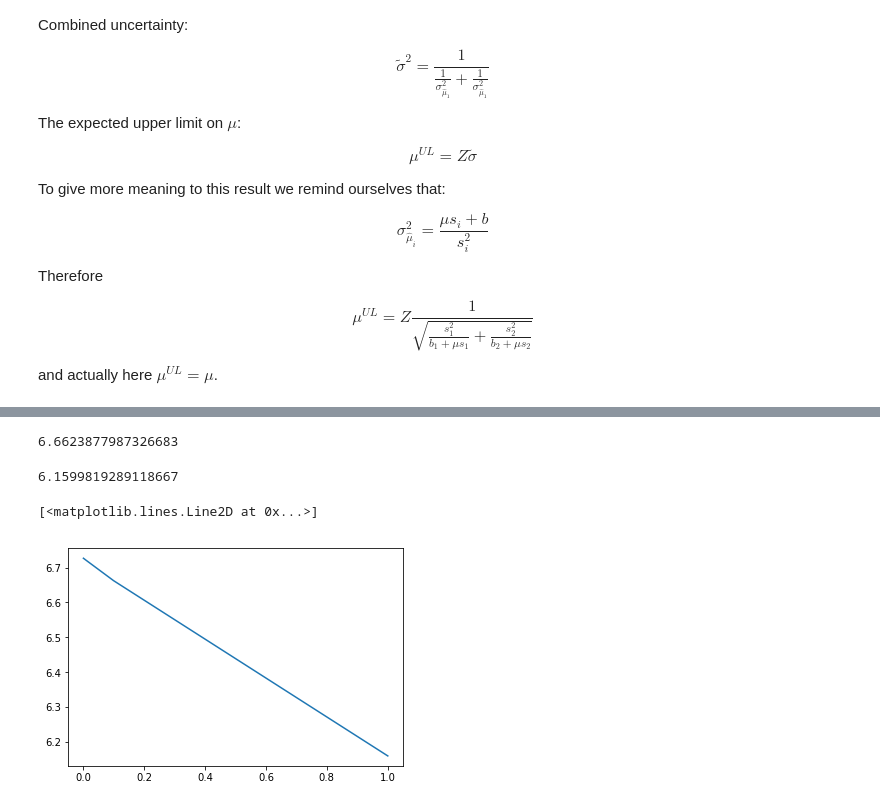
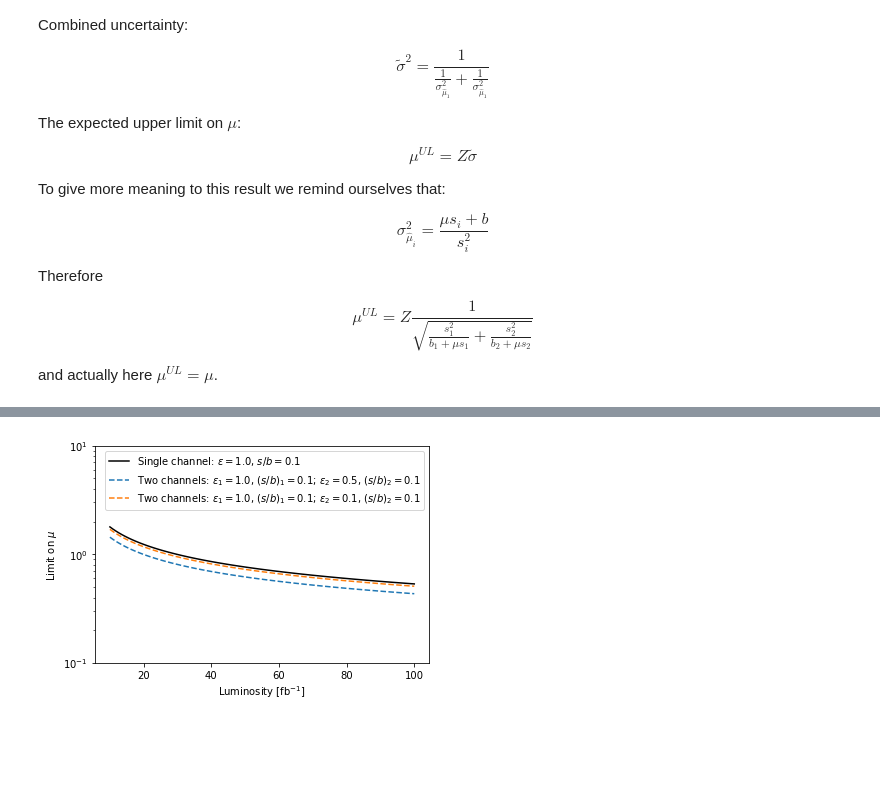
Before and after one commit to denglert/statistics-sandbox, a Jupyter notebook: Asimov_paper/Combining_channels.ipynb, the cells around one changed output, grey strips where cells are left out. Saved outputs shown, nothing was run; the diff lists cells and outputs as text; code cells hidden in the pictures; blank space fills up the shorter version.

Commit message:
Update notebook with a figure illustrating the scaling with luminosity.

```diff
--- a/Asimov_paper/Combining_channels.ipynb
+++ b/Asimov_paper/Combining_channels.ipynb
@@ -404,9 +419,9 @@ def mu_ul_eq(mu, s1, b1, s2, b2, CL=0.95):
 # %%
-def comb_mu_ul(s2b_1, s2b_2, eff1, eff2, lumi, CL=0.95 ):
+def calc_mu_ul_combined(s2b_1, s2b_2, eff1, eff2, lumi, CL=0.95 ):
     Z = get_significance_from_CL(CL)
     s1 = eff1 * lumi
     s2 = eff2 * lumi
     b1 = s1 / s2b_1
     b2 = s2 / s2b_2
-    mu = get_mu_ul(s1, b1, s2, b2, CL)
+    mu = calc_mu_ul_combined_evts(s1, b1, s2, b2, CL)
     return mu
@@ -419,2 +428,2 @@ def get_mu_ul(s1, b1, s2, b2, CL=0.95):
 # %%
-comb_mu_ul_vec = np.vectorize(comb_mu_ul)
+calc_mu_ul_comb_vec = np.vectorize(calc_mu_ul_combined)
@@ -426,6 +448,7 @@ b2 = 100.0
 # %%
 s2b_1 = 0.10
-s2b_2 = 0.01
+s2b_2 = 0.10
 eff1 = 1.0
-eff2 = 0.1
-lumi = 1.0
+eff2_a = 0.5
+eff2_b = 0.1
+eff2_c = 0.01
@@ -444,8 +454,0 @@ calc_s(b1)
-# %%
-comb_mu_ul(s2b_1, s2b_2, eff1, eff2, lumi)
-# %% [output]
-6.6623877987326683
-# %%
-get_mu_ul(s1, b1, s2, b2)
-# %% [output]
-6.1599819289118667
@@ -455,5 +455,24 @@ y = comb_mu_ul_vec(s2b_1, s2b_2, eff1, a, lumi)
-# %%
-plt.plot(a, y)
-# %% [output]
-[<matplotlib.lines.Line2D at 0x...>]
-[figure, removed]
+# %%
+lumi  = np.linspace(10.0, 100.0, 100)
+bkg = lumi*eff1/s2b_1
+limit_single_ch = calc_mu_ul(sigma_s_nom=1.0, sigma_b_nom=1.0/s2b_1, eps_s=eff1, eps_b=eff1, lumi=lumi)
+limit_a = calc_mu_ul_comb_vec(s2b_1, s2b_2, eff1, eff2_a, lumi)
+limit_a = calc_mu_ul_comb_vec(s2b_1, s2b_2, eff1, eff2_a, lumi)
+limit_b = calc_mu_ul_comb_vec(s2b_1, s2b_2, eff1, eff2_b, lumi)
+limit_c = calc_mu_ul_comb_vec(s2b_1, s2b_2, eff1, eff2_c, lumi)
+# %%
+f,a = plt.subplots();
+label_single_ch = rf"Single channel: $\epsilon = {eff1}$, $s/b = {s2b_1}$"
+label_two_ch_a = rf"Two channels: $\epsilon_{{1}} = {eff1}$, $(s/b)_{{1}}={s2b_1}$; $\epsilon_{{2}} = {eff2_a}$, $(s/b)_{{2}}={s2b_2}$"
+label_two_ch_b = rf"Two channels: $\epsilon_{{1}} = {eff1}$, $(s/b)_{{1}}={s2b_2}$; $\epsilon_{{2}} = {eff2_b}$, $(s/b)_{{2}}={s2b_2}$"
+a.plot(lumi, limit_single_ch, label=label_single_ch, c='k');
+a.plot(lumi, limit_a, label=label_two_ch_a, linestyle='--');
+a.plot(lumi, limit_b, label=label_two_ch_b, linestyle='--');
+#a.plot(lumi, limit_c, label=r'$\epsilon_{1} = 1.0$, $\epsilon_{2} = 0.01$');
+a.set_xlabel(r"Luminosity [fb$^{-1}$]");
+a.set_ylabel(r"Limit on $\mu$");
+a.set_ylim(1e-1, 1e1)
+a.set_yscale("log");
+plt.legend();
+# %% [output]
+[figure, added]
```
Also changed, not shown: parts of 15 cells of this notebook.
